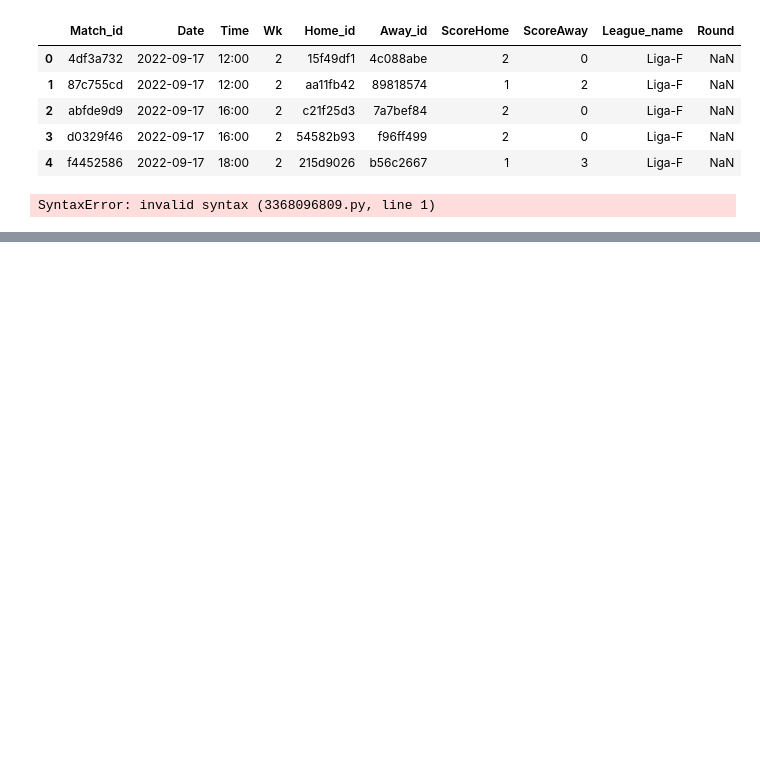
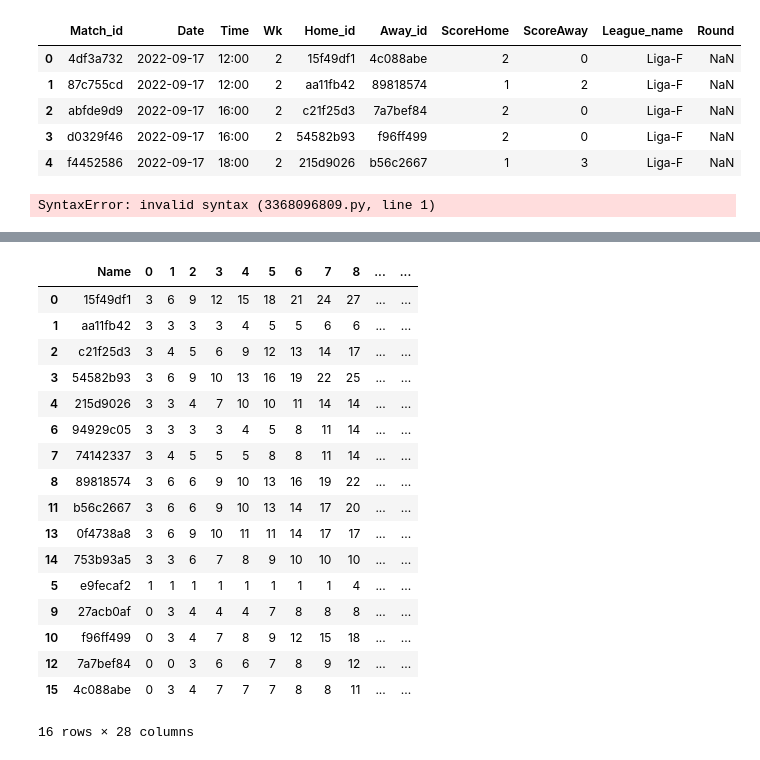
Before and after one commit to XavierQuerol/JOBarcelonaFinalAdidas, a Jupyter notebook: DATA/Classification.ipynb, the cells around one changed output, grey strips where cells are left out. Cells and saved outputs as stored; diff of their text form; code cells hidden in the pictures; blank space fills up the shorter version.

```diff
--- a/DATA/Classification.ipynb
+++ b/DATA/Classification.ipynb
@@ -17,3 +15,9 @@ leagues =
+# %%
+df_leagues = [""]
+leagues = list(matches["League_name"].unique())
+# %%
+for league in df_leagues:
+    df_league =
 # %%
 pd.Dataframe(matches["Home_id"].unique())
 # %% [output]
@@ -25,0 +93,18 @@ array(['Liga-F', 'Womens-Super-League', 'Division-1-Feminine',
+# %%
+df_final = []
+for df in final_leagues:
+
+    df = pd.DataFrame(df)
+    df = df.dropna(axis=1)
+
+    new_pos = df.copy()
+
+    for i in df.columns[1:]:
+
+        pt = df.sort_values(i, ascending = False)
+
+        pt["new_col"] = 1
+        pt["new_pos"] = pt["new_col"].cumsum()
+        for team in df["Squad_id"].unique():
+            new_pos.loc[new_pos[new_pos["Squad_id"] == team].index, i] = pt[pt["Squad_id"] == team]["new_pos"]
+    df_final.append(new_pos)
@@ -25,0 +158,21 @@ array(['Liga-F', 'Womens-Super-League', 'Division-1-Feminine',
+# %%
+pt
+# %% [output]
+|  | Name | 0 | 1 | 2 | 3 | 4 | 5 | 6 | 7 | 8 | ... | ... |
+| 0 | 15f49df1 | 3 | 6 | 9 | 12 | 15 | 18 | 21 | 24 | 27 | ... | ... |
+| 1 | aa11fb42 | 3 | 3 | 3 | 3 | 4 | 5 | 5 | 6 | 6 | ... | ... |
+| 2 | c21f25d3 | 3 | 4 | 5 | 6 | 9 | 12 | 13 | 14 | 17 | ... | ... |
+| 3 | 54582b93 | 3 | 6 | 9 | 10 | 13 | 16 | 19 | 22 | 25 | ... | ... |
+| 4 | 215d9026 | 3 | 3 | 4 | 7 | 10 | 10 | 11 | 14 | 14 | ... | ... |
+| 6 | 94929c05 | 3 | 3 | 3 | 3 | 4 | 5 | 8 | 11 | 14 | ... | ... |
+| 7 | 74142337 | 3 | 4 | 5 | 5 | 5 | 8 | 8 | 11 | 14 | ... | ... |
+| 8 | 89818574 | 3 | 6 | 6 | 9 | 10 | 13 | 16 | 19 | 22 | ... | ... |
+| 11 | b56c2667 | 3 | 6 | 6 | 9 | 10 | 13 | 14 | 17 | 20 | ... | ... |
+| 13 | 0f4738a8 | 3 | 6 | 9 | 10 | 11 | 11 | 14 | 17 | 17 | ... | ... |
+| 14 | 753b93a5 | 3 | 3 | 6 | 7 | 8 | 9 | 10 | 10 | 10 | ... | ... |
+| 5 | e9fecaf2 | 1 | 1 | 1 | 1 | 1 | 1 | 1 | 1 | 4 | ... | ... |
+| 9 | 27acb0af | 0 | 3 | 4 | 4 | 4 | 7 | 8 | 8 | 8 | ... | ... |
+| 10 | f96ff499 | 0 | 3 | 4 | 7 | 8 | 9 | 12 | 15 | 18 | ... | ... |
+| 12 | 7a7bef84 | 0 | 0 | 3 | 6 | 6 | 7 | 8 | 9 | 12 | ... | ... |
+| 15 | 4c088abe | 0 | 3 | 4 | 7 | 7 | 7 | 8 | 8 | 11 | ... | ... |
+16 rows × 28 columns
```
Also changed, not shown: parts of 11 cells of this notebook, 1 other file.
